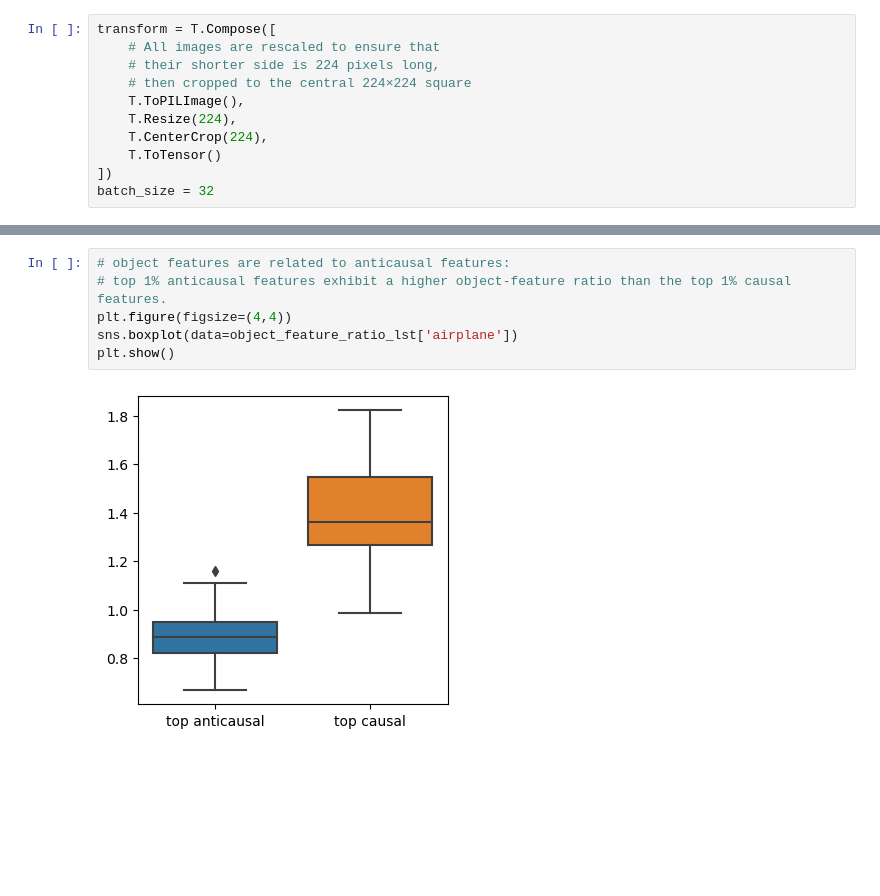
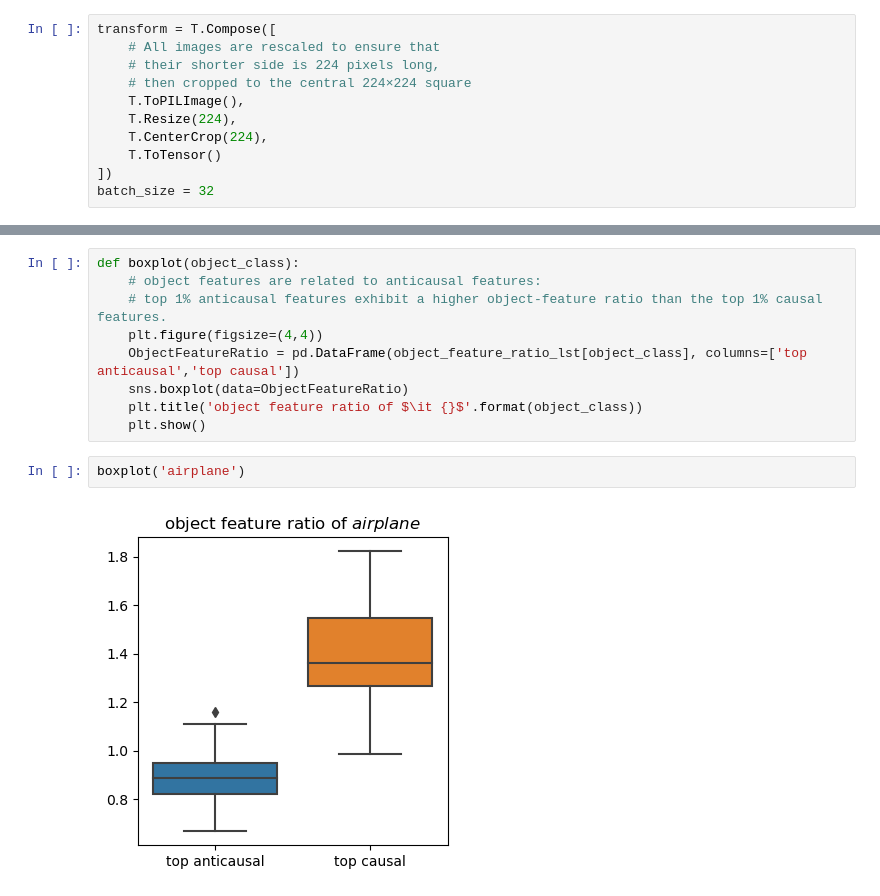
Before and after one commit to euphoria0-0/Neural-Causation-Coefficient, a Jupyter notebook: NCC_Testing.ipynb, the cells around one changed output, grey strips where cells are left out. Drawn from its saved outputs; the diff is of its cells as text; blank space fills up the shorter version.

```diff
--- a/NCC_Testing.ipynb
+++ b/NCC_Testing.ipynb
@@ -444,8 +332,13 @@ bird: 2241
 # %%
-# object features are related to anticausal features:
-# top 1% anticausal features exhibit a higher object-feature ratio than the top 1% causal features.
-plt.figure(figsize=(4,4))
-sns.boxplot(data=object_feature_ratio_lst['airplane'])
-plt.show()
+def boxplot(object_class):
+    # object features are related to anticausal features:
+    # top 1% anticausal features exhibit a higher object-feature ratio than the top 1% causal features.
+    plt.figure(figsize=(4,4))
+    ObjectFeatureRatio = pd.DataFrame(object_feature_ratio_lst[object_class], columns=['top anticausal','top causal'])
+    sns.boxplot(data=ObjectFeatureRatio)
+    plt.title('object feature ratio of $\it {}$'.format(object_class))
+    plt.show()
-# %% [output]
-[figure, removed]
+# %%
+boxplot('airplane')
+# %% [output]
+[figure, added]
```
Also changed, not shown: parts of 8 cells of this notebook.
